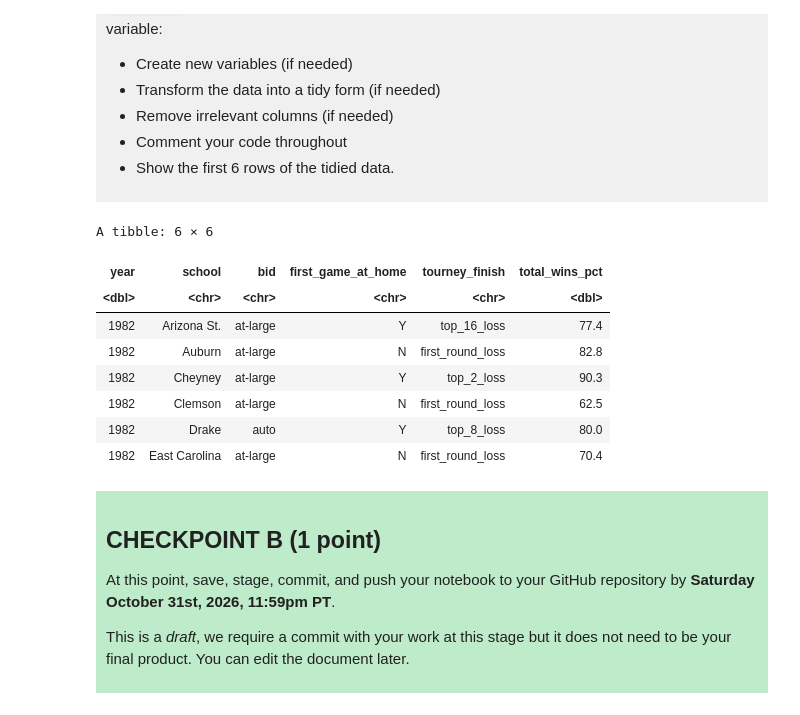
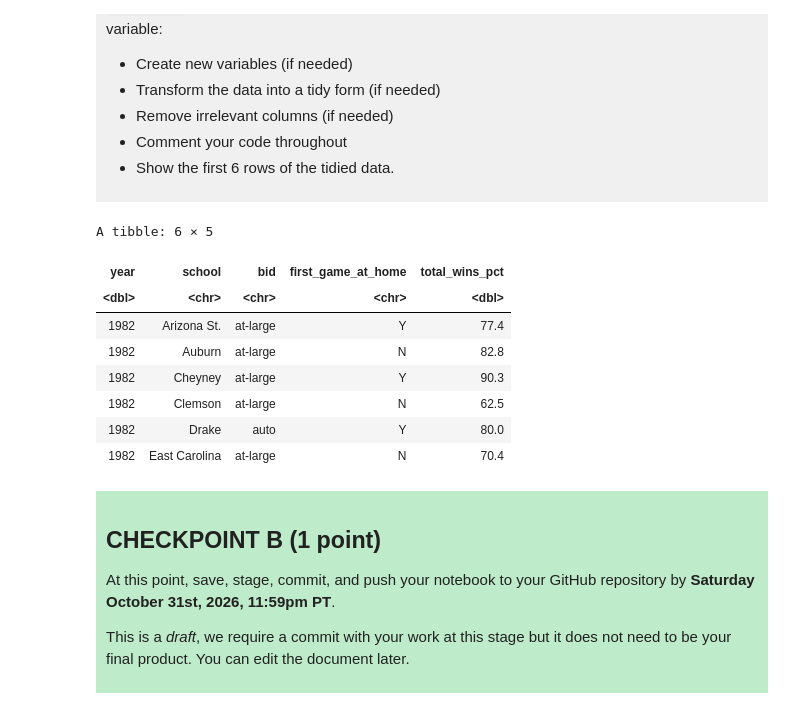
Before and after one commit to ZicZic1/dsci-100-project-Isaac-Mathers, a Jupyter notebook: dsci-100-project-notebook.ipynb, the cells around one changed output. Saved outputs shown, nothing was run; the diff lists cells and outputs as text; code cells hidden in the pictures.

Commit message:
Changed research question from tourney finish variable to total win percentage, updated questions based on that and calculated summary statistics and missing values count

```diff
--- a/dsci-100-project-notebook.ipynb
+++ b/dsci-100-project-notebook.ipynb
@@ -222,22 +222,21 @@ Produce a tidy data set that could be used to answer your research question usin
 # %%
 # Select the variables needed for my research question, including quantitative variables as well
 # then filter out rows with na values
 tidied_march_madness <- march_madness |>
-    select(year, school, bid, first_game_at_home, tourney_finish, total_wins_pct) |>
-    filter(!is.na(bid) & !is.na(first_game_at_home) & !is.na(tourney_finish))
+    select(year, school, bid, first_game_at_home, total_wins_pct)
 
 #display first six rows of tidied_march_madness
 head(tidied_march_madness)
 # %% [output]
-A tibble: 6 × 6
+A tibble: 6 × 5
-| year | school | bid | first_game_at_home | tourney_finish | total_wins_pct |
-| <dbl> | <chr> | <chr> | <chr> | <chr> | <dbl> |
-| 1982 | Arizona St. | at-large | Y | top_16_loss | 77.4 |
-| 1982 | Auburn | at-large | N | first_round_loss | 82.8 |
-| 1982 | Cheyney | at-large | Y | top_2_loss | 90.3 |
-| 1982 | Clemson | at-large | N | first_round_loss | 62.5 |
-| 1982 | Drake | auto | Y | top_8_loss | 80.0 |
-| 1982 | East Carolina | at-large | N | first_round_loss | 70.4 |
+| year | school | bid | first_game_at_home | total_wins_pct |
+| <dbl> | <chr> | <chr> | <chr> | <dbl> |
+| 1982 | Arizona St. | at-large | Y | 77.4 |
+| 1982 | Auburn | at-large | N | 82.8 |
+| 1982 | Cheyney | at-large | Y | 90.3 |
+| 1982 | Clemson | at-large | N | 62.5 |
+| 1982 | Drake | auto | Y | 80.0 |
+| 1982 | East Carolina | at-large | N | 70.4 |
 # %% [markdown]
 <div style="background-color: #beebca; padding: 10px;">
 
```
Also changed, not shown: parts of 3 cells of this notebook.
